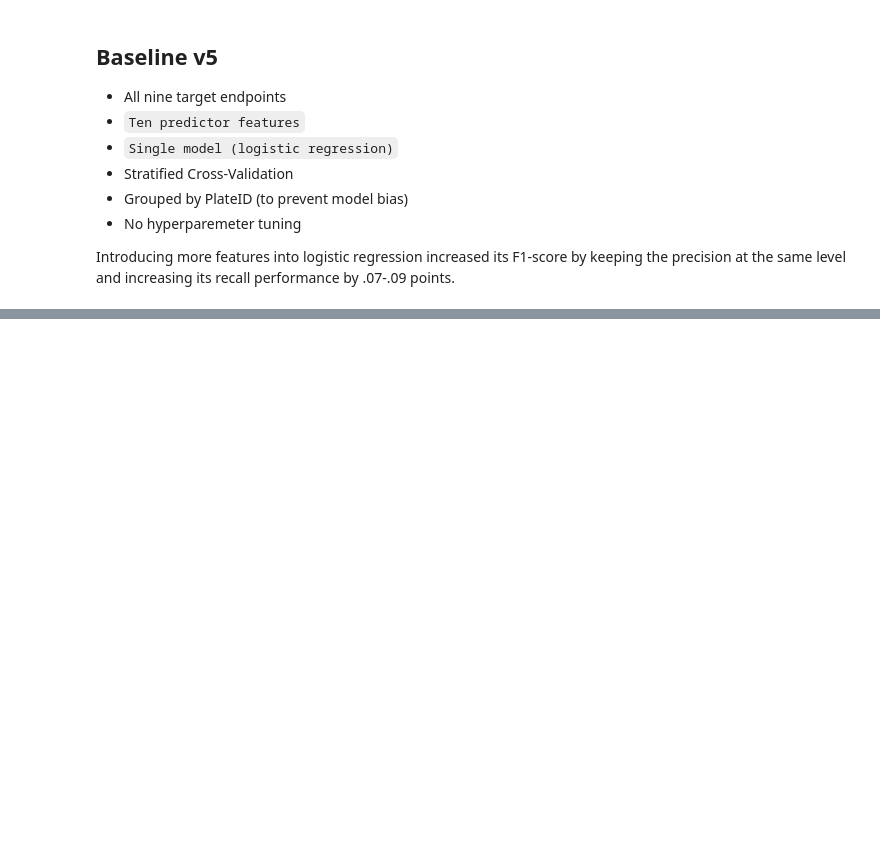
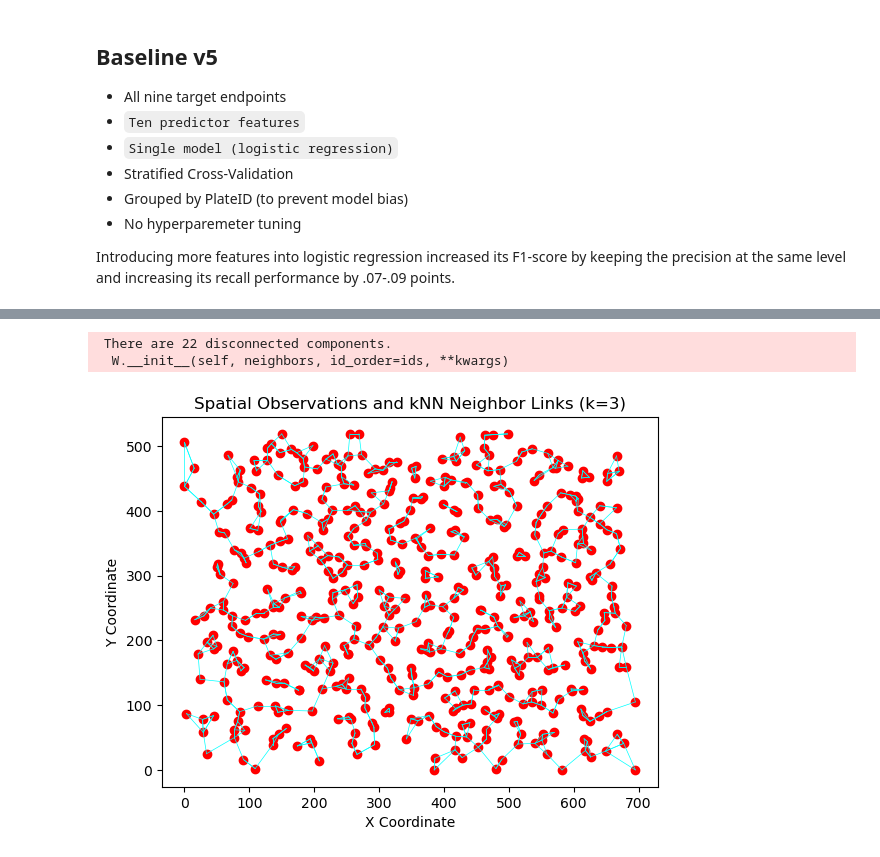
Before and after one commit to emreguler97/project-vermeer, a Jupyter notebook: project_vermeer.ipynb, the cells around one changed output, grey strips where cells are left out. Cells and saved outputs as stored; diff of their text form; code cells hidden in the pictures; blank space fills up the shorter version.

```diff
--- a/project_vermeer.ipynb
+++ b/project_vermeer.ipynb
@@ -2957,0 +4544,25 @@ KeyboardInterrupt:
+# %%
+# Assuming 'coords' contains your X and Y coordinates
+coords = df_obj[['Cells_AreaShape_Center_X', 'Cells_AreaShape_Center_Y']].values
+
+# Create kNN weights with k=3
+knn_weights = KNN(coords, k=2)
+
+# Plot the observations
+plt.scatter(coords[:, 0], coords[:, 1], c='red', label='Observations')
+
+# Plot neighbor links
+for i, neighbors in knn_weights.neighbors.items():
+    for neighbor in neighbors:
+        x_values = [coords[i, 0], coords[neighbor, 0]]
+        y_values = [coords[i, 1], coords[neighbor, 1]]
+        plt.plot(x_values, y_values, c='cyan', linewidth=0.5)
+
+plt.title('Spatial Observations and kNN Neighbor Links (k=3)')
+plt.xlabel('X Coordinate')
+plt.ylabel('Y Coordinate')
+plt.show()
+# %% [output]
+ There are 22 disconnected components.
+  W.__init__(self, neighbors, id_order=ids, **kwargs)
+[figure, added]
```
Also changed, not shown: parts of 76 cells of this notebook.
